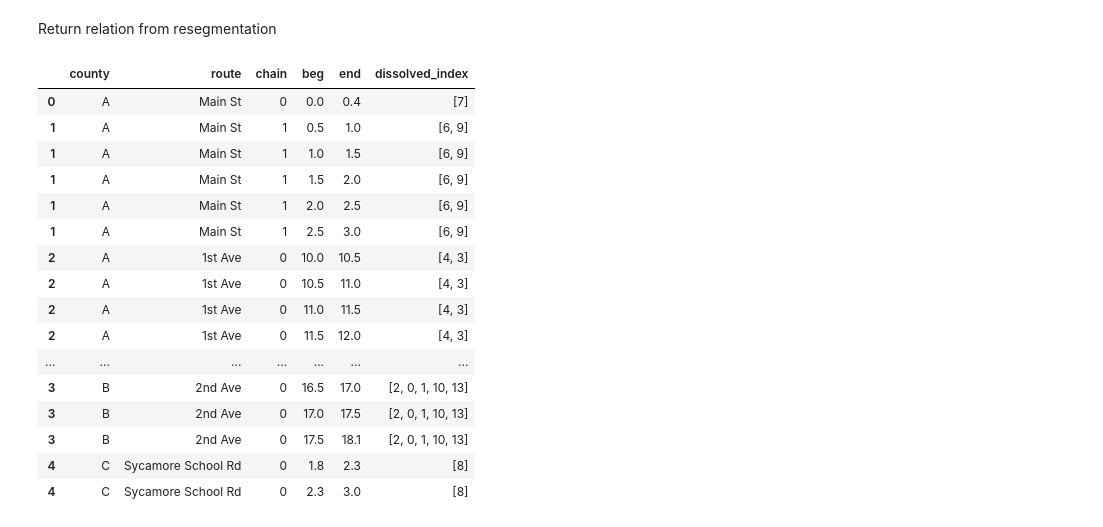
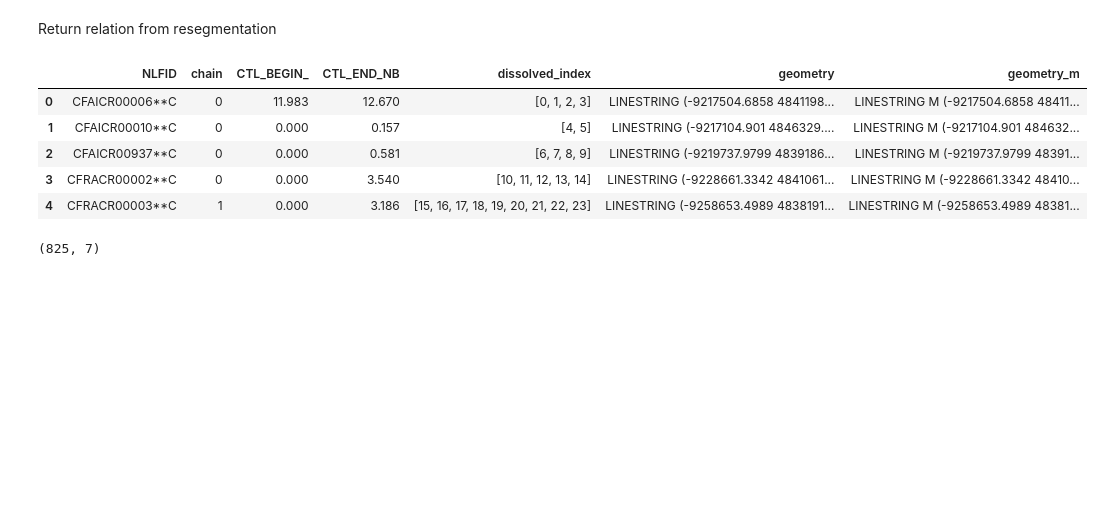
Before and after one commit to tariqshihadah/linref, a Jupyter notebook: testing.ipynb, the cells around one changed output. Saved outputs shown, nothing was run; the diff lists cells and outputs as text; code cells hidden in the pictures; blank space fills up the shorter version.

```diff
--- a/testing.ipynb
+++ b/testing.ipynb
@@ -96,24 +44,20 @@ roads[['geometry']].sjoin(crashes.reset_index(drop=True), how='left')
 # Resegmentation
 # %% [markdown]
 Return relation from resegmentation
+# %%
+dissolved = roads.lr.dissolve()
+dissolved.head()
+# %% [output]
+|  | NLFID | chain | CTL_BEGIN_ | CTL_END_NB | dissolved_index | geometry | geometry_m |
+| 0 | CFAICR00006**C | 0 | 11.983 | 12.670 | [0, 1, 2, 3] | LINESTRING (-9217504.6858 4841198... | LINESTRING M (-9217504.6858 48411... |
+| 1 | CFAICR00010**C | 0 | 0.000 | 0.157 | [4, 5] | LINESTRING (-9217104.901 4846329.... | LINESTRING M (-9217104.901 484632... |
+| 2 | CFAICR00937**C | 0 | 0.000 | 0.581 | [6, 7, 8, 9] | LINESTRING (-9219737.9799 4839186... | LINESTRING M (-9219737.9799 48391... |
+| 3 | CFRACR00002**C | 0 | 0.000 | 3.540 | [10, 11, 12, 13, 14] | LINESTRING (-9228661.3342 4841061... | LINESTRING M (-9228661.3342 48410... |
+| 4 | CFRACR00003**C | 1 | 0.000 | 3.186 | [15, 16, 17, 18, 19, 20, 21, 22, 23] | LINESTRING (-9258653.4989 4838191... | LINESTRING M (-9258653.4989 48381... |
+# %%
+dissolved.shape
+# %% [output]
+(825, 7)
 # %%
-op = dissolved.lr.resegment(length=0.5, fill='balance', return_relation=True)
-op[0]
+segments, relation = dissolved.lr.resegment(length=0.5, fill='balance', return_relation=True)
+#segments['geometry'] = relation.cut()
-# %% [output]
-|  | county | route | chain | beg | end | dissolved_index |
-| 0 | A | Main St | 0 | 0.0 | 0.4 | [7] |
-| 1 | A | Main St | 1 | 0.5 | 1.0 | [6, 9] |
-| 1 | A | Main St | 1 | 1.0 | 1.5 | [6, 9] |
-| 1 | A | Main St | 1 | 1.5 | 2.0 | [6, 9] |
-| 1 | A | Main St | 1 | 2.0 | 2.5 | [6, 9] |
-| 1 | A | Main St | 1 | 2.5 | 3.0 | [6, 9] |
-| 2 | A | 1st Ave | 0 | 10.0 | 10.5 | [4, 3] |
-| 2 | A | 1st Ave | 0 | 10.5 | 11.0 | [4, 3] |
-| 2 | A | 1st Ave | 0 | 11.0 | 11.5 | [4, 3] |
-| 2 | A | 1st Ave | 0 | 11.5 | 12.0 | [4, 3] |
-| ... | ... | ... | ... | ... | ... | ... |
-| 3 | B | 2nd Ave | 0 | 16.5 | 17.0 | [2, 0, 1, 10, 13] |
-| 3 | B | 2nd Ave | 0 | 17.0 | 17.5 | [2, 0, 1, 10, 13] |
-| 3 | B | 2nd Ave | 0 | 17.5 | 18.1 | [2, 0, 1, 10, 13] |
-| 4 | C | Sycamore School Rd | 0 | 1.8 | 2.3 | [8] |
-| 4 | C | Sycamore School Rd | 0 | 2.3 | 3.0 | [8] |
```
Also changed, not shown: parts of 12 cells of this notebook, 2 other files.
